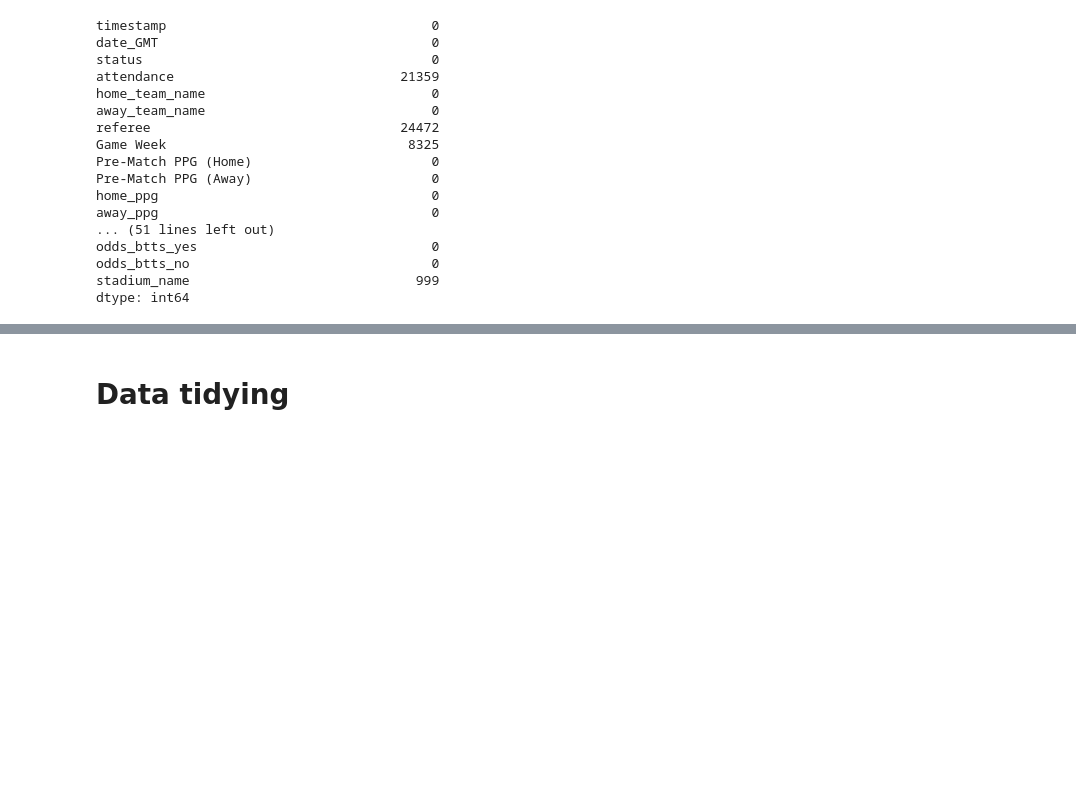
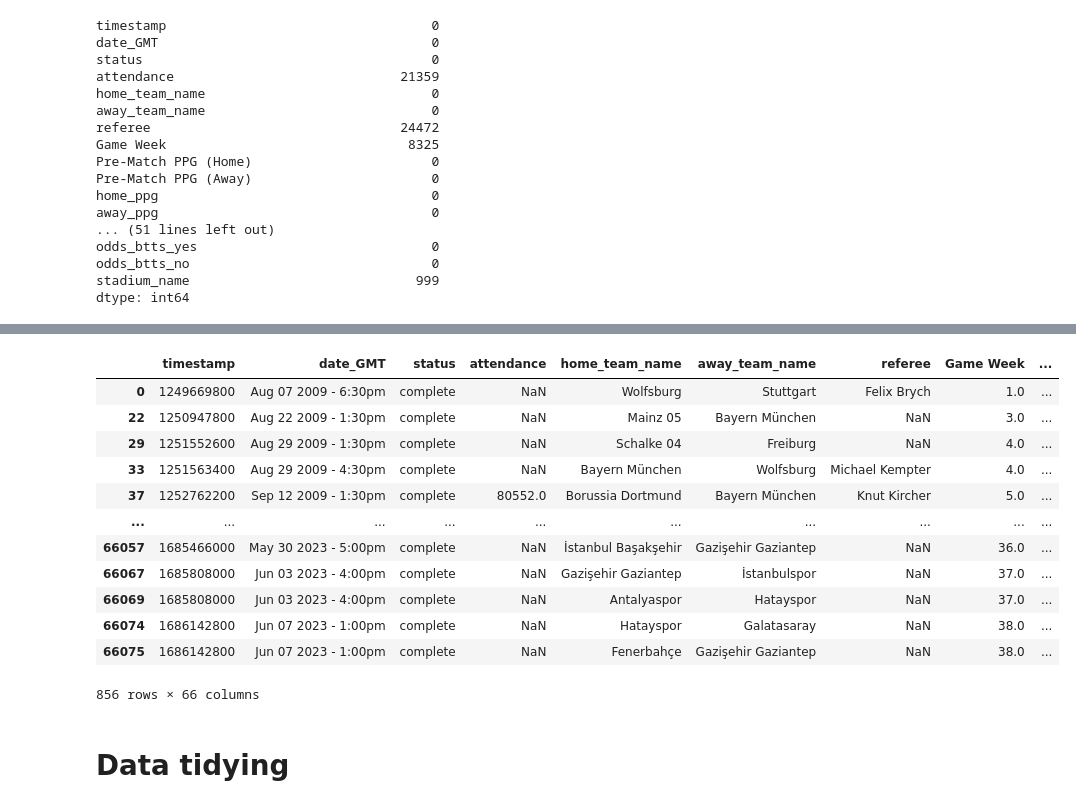
Before and after one commit to lukaszlewickii/football_games_predictor, a Jupyter notebook: eda.ipynb, the cells around one changed output, grey strips where cells are left out. Cells and saved outputs as stored; diff of their text form; code cells hidden in the pictures; blank space fills up the shorter version.

Commit message:
eda data tidying in process

```diff
--- a/eda.ipynb
+++ b/eda.ipynb
@@ -104,2 +158,18 @@ dtype: int64
+# %%
+data[data['home_team_yellow_cards'] == -1]
+# %% [output]
+|  | timestamp | date_GMT | status | attendance | home_team_name | away_team_name | referee | Game Week | ... |
+| 0 | 1249669800 | Aug 07 2009 - 6:30pm | complete | NaN | Wolfsburg | Stuttgart | Felix Brych | 1.0 | ... |
+| 22 | 1250947800 | Aug 22 2009 - 1:30pm | complete | NaN | Mainz 05 | Bayern München | NaN | 3.0 | ... |
+| 29 | 1251552600 | Aug 29 2009 - 1:30pm | complete | NaN | Schalke 04 | Freiburg | NaN | 4.0 | ... |
+| 33 | 1251563400 | Aug 29 2009 - 4:30pm | complete | NaN | Bayern München | Wolfsburg | Michael Kempter | 4.0 | ... |
+| 37 | 1252762200 | Sep 12 2009 - 1:30pm | complete | 80552.0 | Borussia Dortmund | Bayern München | Knut Kircher | 5.0 | ... |
+| ... | ... | ... | ... | ... | ... | ... | ... | ... | ... |
+| 66057 | 1685466000 | May 30 2023 - 5:00pm | complete | NaN | İstanbul Başakşehir | Gazişehir Gaziantep | NaN | 36.0 | ... |
+| 66067 | 1685808000 | Jun 03 2023 - 4:00pm | complete | NaN | Gazişehir Gaziantep | İstanbulspor | NaN | 37.0 | ... |
+| 66069 | 1685808000 | Jun 03 2023 - 4:00pm | complete | NaN | Antalyaspor | Hatayspor | NaN | 37.0 | ... |
+| 66074 | 1686142800 | Jun 07 2023 - 1:00pm | complete | NaN | Hatayspor | Galatasaray | NaN | 38.0 | ... |
+| 66075 | 1686142800 | Jun 07 2023 - 1:00pm | complete | NaN | Fenerbahçe | Gazişehir Gaziantep | NaN | 38.0 | ... |
+856 rows × 66 columns
 # %% [markdown]
 # Data tidying
```
Also changed, not shown: parts of 5 cells of this notebook.
